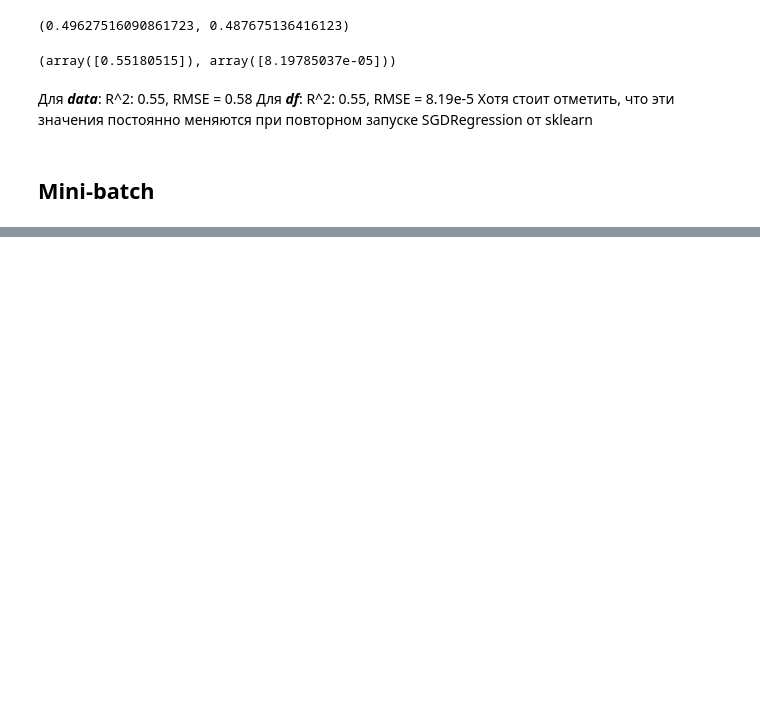
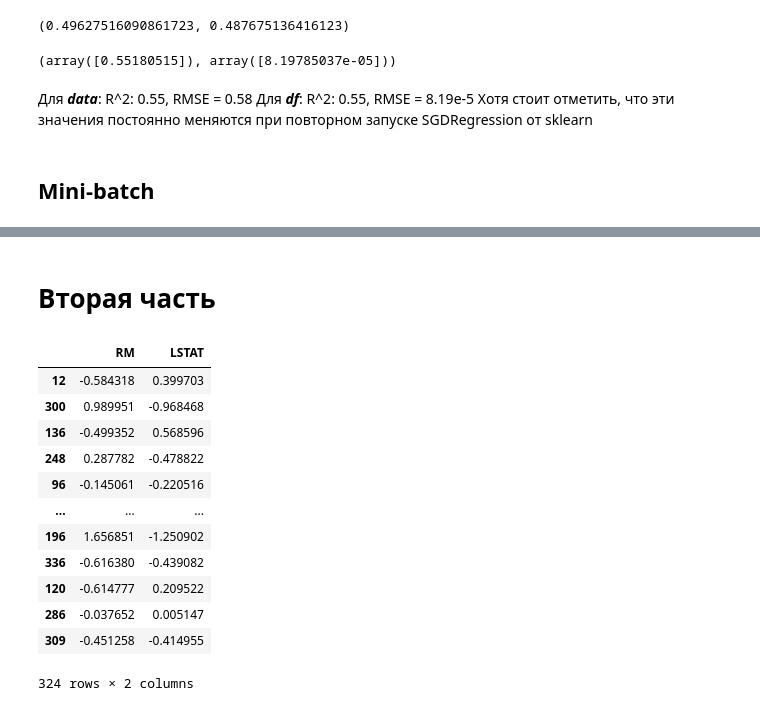
Before and after one commit to alexanderlakiza/cs102, a Jupyter notebook: homework08/LinearRegressionAssignment.ipynb, the cells around one changed output, grey strips where cells are left out. Drawn from its saved outputs; the diff is of its cells as text; code cells hidden in the pictures; blank space fills up the shorter version.

```diff
--- a/homework08/LinearRegressionAssignment.ipynb
+++ b/homework08/LinearRegressionAssignment.ipynb
@@ -374,3 +368,6 @@ def z_scaler(feature):
+# %%
+def z_scaler(feature):
+    return (feature - feature.mean()) / feature.std()
 # %%
 X_z_scaled = z_scaler(X)
 y_z_scaled = z_scaler(y)
@@ -604 +601,28 @@ Wall time: 10 ms
 (3.38431055082519, 0.5008453223394241)
+# %% [markdown]
+# Вторая часть
+# %%
+X_filtered = data[(data["MEDV"] < 50)][["RM", "LSTAT"]]
+y_filtered = data[(data["MEDV"] < 50)]["MEDV"]
+# %%
+X_scaled = z_scaler(X_filtered)
+y_scaled = z_scaler(y_filtered)
+# %%
+X_train, X_test, Y_train, Y_test =\
+    train_test_split(X_scaled, y_scaled, test_size=0.33, random_state=18)
+# %%
+X_train
+# %% [output]
+|  | RM | LSTAT |
+| 12 | -0.584318 | 0.399703 |
+| 300 | 0.989951 | -0.968468 |
+| 136 | -0.499352 | 0.568596 |
+| 248 | 0.287782 | -0.478822 |
+| 96 | -0.145061 | -0.220516 |
+| ... | ... | ... |
+| 196 | 1.656851 | -1.250902 |
+| 336 | -0.616380 | -0.439082 |
+| 120 | -0.614777 | 0.209522 |
+| 286 | -0.037652 | 0.005147 |
+| 309 | -0.451258 | -0.414955 |
+324 rows × 2 columns
```
Also changed, not shown: parts of 24 cells of this notebook.
